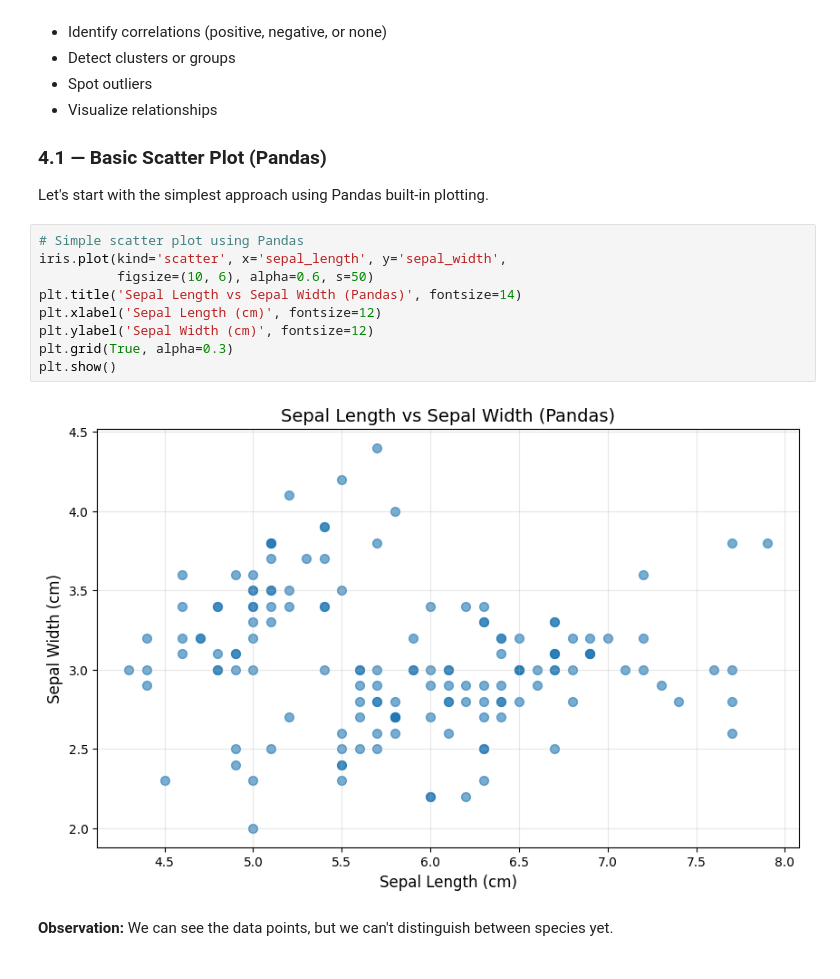
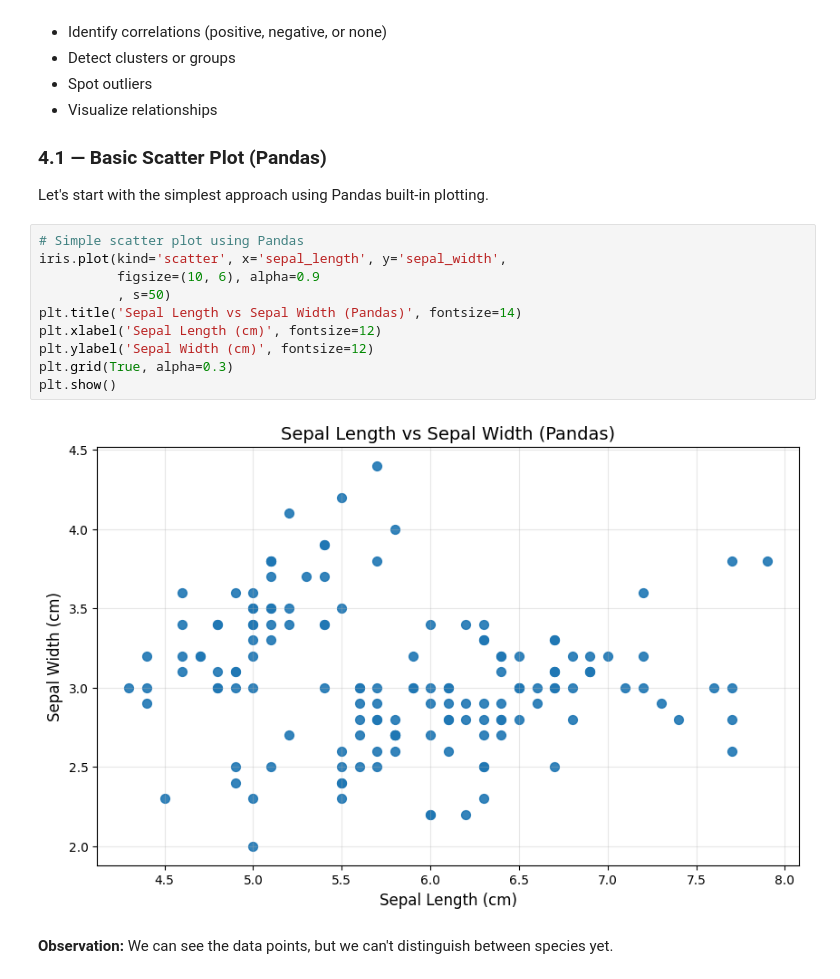
Before and after one commit to VeenaKodimala/Certificate-Program-in-AIML-IIT-Patna, a Jupyter notebook: Matplotlib/Matplotlip - Story telling via plotting.ipynb, the cells around one changed output. Cells and saved outputs as stored; diff of their text form.

```diff
--- a/Matplotlib/Matplotlip - Story telling via plotting.ipynb
+++ b/Matplotlib/Matplotlip - Story telling via plotting.ipynb
@@ -478,14 +480,15 @@ Let's start with the simplest approach using Pandas built-in plotting.
 # %%
 # Simple scatter plot using Pandas
 iris.plot(kind='scatter', x='sepal_length', y='sepal_width',
-          figsize=(10, 6), alpha=0.6, s=50)
+          figsize=(10, 6), alpha=0.9
+          , s=50)
 plt.title('Sepal Length vs Sepal Width (Pandas)', fontsize=14)
 plt.xlabel('Sepal Length (cm)', fontsize=12)
 plt.ylabel('Sepal Width (cm)', fontsize=12)
 plt.grid(True, alpha=0.3)
 plt.show()
 # %% [output]
-[figure, old version]
+[figure, new version]
 # %% [markdown]
 **Observation:** We can see the data points, but we can't distinguish between species yet.
 # %% [markdown]
```
Also changed, not shown: parts of 4 cells of this notebook.
